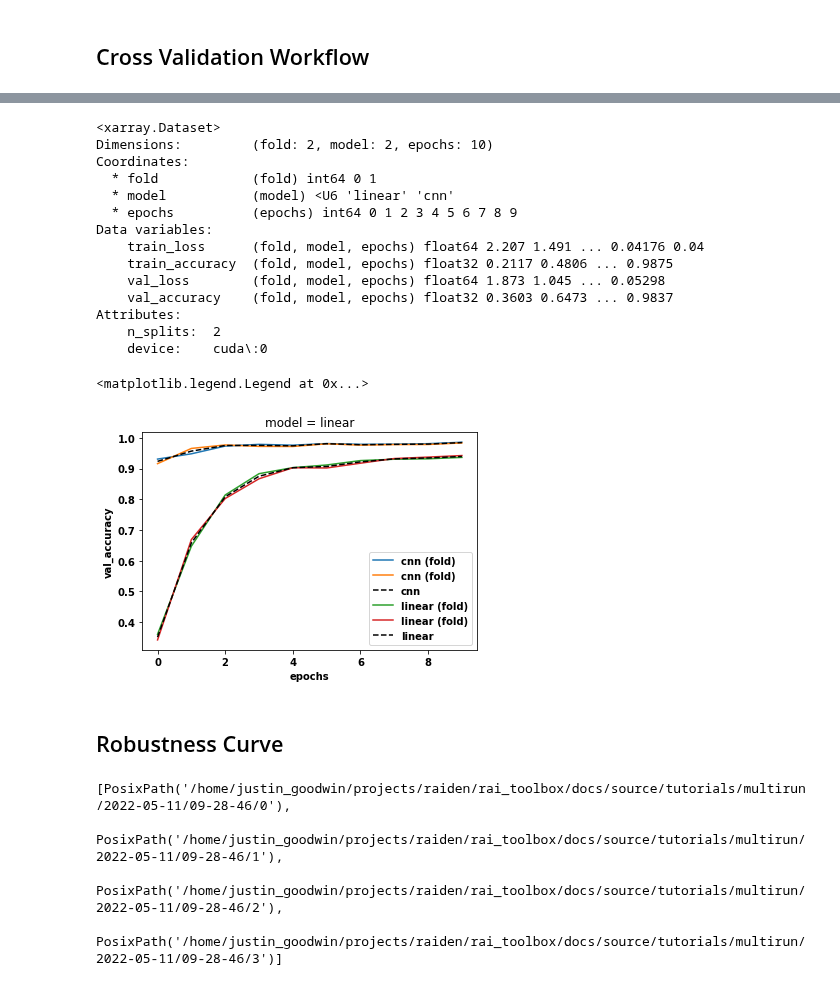
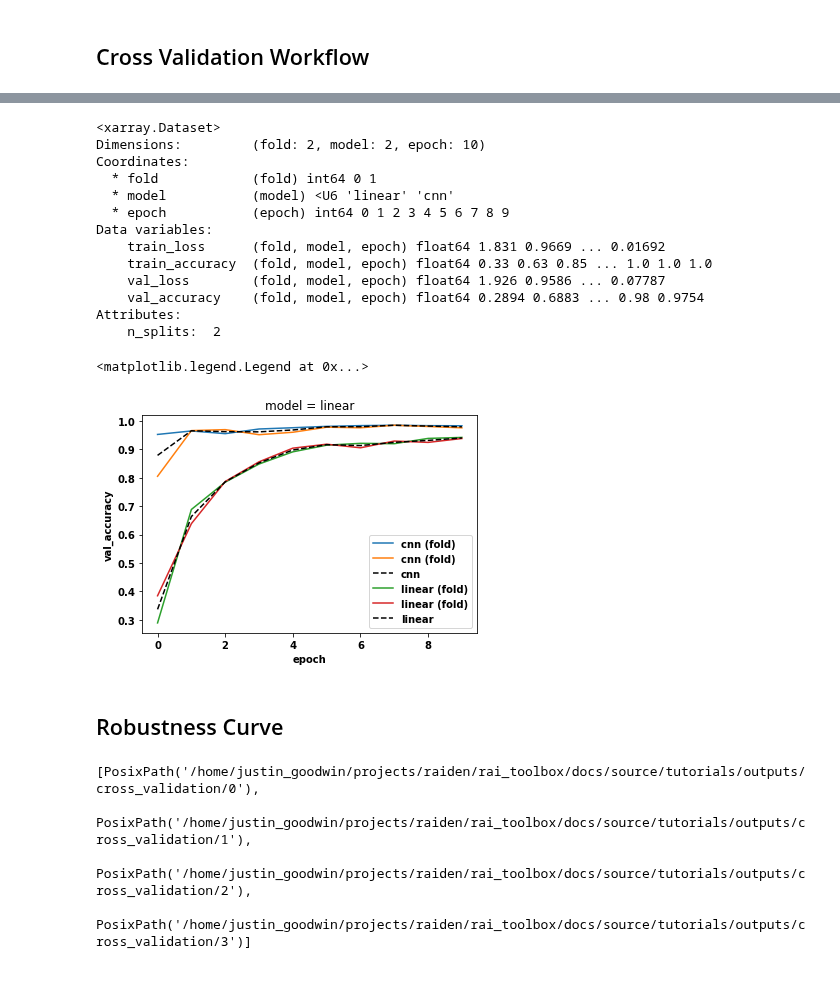
Before and after one commit to mit-ll-responsible-ai/responsible-ai-toolbox, a Jupyter notebook: docs/source/tutorials/Building-Workflows.ipynb, the cells around one changed output, grey strips where cells are left out. Drawn from its saved outputs; the diff is of its cells as text; code cells hidden in the pictures.

```diff
--- a/docs/source/tutorials/Building-Workflows.ipynb
+++ b/docs/source/tutorials/Building-Workflows.ipynb
@@ -307,20 +243,32 @@ cs.store(name="l2pgd", group="optimizer", node=L2PGD)
 cs.store(name="linfpgd", group="optimizer", node=LinfPGD)
 # %% [markdown]
 ## Cross Validation Workflow
+# %%
+Config = make_config(
+    defaults = [
+        "_self_",
+        {"model": "linear"},
+    ],
+    data_dir = "${oc.env:HOME}/.torch/data",
+    model=MISSING,
+    module=PLModule,
+    trainer=TrainerCfg,
+    perturber=None,
+    fold=0,
+    n_splits=5,
+)
 # %%
 class CrossValWorkFlow(MultiRunMetricsWorkflow):
     @staticmethod
-    def evaluation_task(evalulator: Partial[Trainer], model: nn.Module, ckpt):
-        if ckpt is not None:
-            state_dict = tr.load(ckpt)
-            model.load_state_dict(state_dict)
-        return evalulator(model=model)
+    def evaluation_task(trainer: Trainer, module: LightningModule):
+        trainer.fit(module)
+        return tr.load("fit_metrics.pt")
 
     def run(self, n_splits: int, **run_kwargs):
         fold = multirun(range(n_splits))
         super().run(n_splits=n_splits, fold=fold, **run_kwargs)
 # %%
-# kfold_task = CrossValWorkFlow(Config)
-# kfold_task.run(n_splits=2, model=multirun(["linear", "cnn"]), device="cuda:0")
+kfold_task = CrossValWorkFlow(Config)
+kfold_task.run(n_splits=2, model=multirun(["linear", "cnn"]), overrides=["hydra.sweep.dir=outputs/cross_validation"])
 ## You can load previous experiments
-kfold_task = CrossValWorkFlow().load_from_dir("multirun/2022-05-11/09-28-46", metrics_filename="fit_metrics.pt")
+# kfold_task = CrossValWorkFlow().load_from_dir("multirun/2022-05-11/12-16-06", metrics_filename="fit_metrics.pt")
@@ -331,29 +353,28 @@ PosixPath('/home/justin_goodwin/projects/raiden/rai_toolbox/docs/source/tutorial
 # %%
-xdata = kfold_task.to_xarray(coord_from_metrics="epochs")
+xdata = kfold_task.to_xarray(coord_from_metrics="epoch")
 xdata
 # %% [output]
 <xarray.Dataset>
-Dimensions:         (fold: 2, model: 2, epochs: 10)
+Dimensions:         (fold: 2, model: 2, epoch: 10)
 Coordinates:
   * fold            (fold) int64 0 1
   * model           (model) <U6 'linear' 'cnn'
-  * epochs          (epochs) int64 0 1 2 3 4 5 6 7 8 9
+  * epoch           (epoch) int64 0 1 2 3 4 5 6 7 8 9
 Data variables:
-    train_loss      (fold, model, epochs) float64 2.207 1.491 ... 0.04176 0.04
-    train_accuracy  (fold, model, epochs) float32 0.2117 0.4806 ... 0.9875
-    val_loss        (fold, model, epochs) float64 1.873 1.045 ... 0.05298
-    val_accuracy    (fold, model, epochs) float32 0.3603 0.6473 ... 0.9837
+    train_loss      (fold, model, epoch) float64 1.831 0.9669 ... 0.01692
+    train_accuracy  (fold, model, epoch) float64 0.33 0.63 0.85 ... 1.0 1.0 1.0
+    val_loss        (fold, model, epoch) float64 1.926 0.9586 ... 0.07787
+    val_accuracy    (fold, model, epoch) float64 0.2894 0.6883 ... 0.98 0.9754
 Attributes:
     n_splits:  2
-    device:    cuda\:0
 # %%
 fig, ax = plt.subplots()
 for name, g in xdata.groupby("model"):
-    g.val_accuracy[:, 0].plot.line(x="epochs", label=f"{name} (fold)", ax=ax)
-    g.val_accuracy[:, 0].mean("fold").plot.line(x="epochs", label=name, ax=ax, linestyle="--", color="k")
+    g.val_accuracy[:, 0].plot.line(x="epoch", label=f"{name} (fold)", ax=ax)
+    g.val_accuracy[:, 0].mean("fold").plot.line(x="epoch", label=name, ax=ax, linestyle="--", color="k")
 plt.legend()
 # %% [output]
 <matplotlib.legend.Legend at 0x...>
-[figure, old version]
+[figure, new version]
 # %% [markdown]
 ## Robustness Curve
@@ -414,11 +481,11 @@ class ExperimentRobustnessCurve(RobustnessCurve):
 
         return xdata.assign_coords(coords)
 # %%
-exp_dir = [m.parent for m in kfold_task.working_dir.absolute().glob("**/model.ckpt")]
+exp_dir = [m.parent for m in kfold_task.working_dir.absolute().glob("**/fit_metrics.pt")]
 exp_dir
 # %% [output]
-[PosixPath('/home/justin_goodwin/projects/raiden/rai_toolbox/docs/source/tutorials/multirun/2022-05-11/09-28-46/0'),
- PosixPath('/home/justin_goodwin/projects/raiden/rai_toolbox/docs/source/tutorials/multirun/2022-05-11/09-28-46/1'),
- PosixPath('/home/justin_goodwin/projects/raiden/rai_toolbox/docs/source/tutorials/multirun/2022-05-11/09-28-46/2'),
- PosixPath('/home/justin_goodwin/projects/raiden/rai_toolbox/docs/source/tutorials/multirun/2022-05-11/09-28-46/3')]
+[PosixPath('/home/justin_goodwin/projects/raiden/rai_toolbox/docs/source/tutorials/outputs/cross_validation/0'),
+ PosixPath('/home/justin_goodwin/projects/raiden/rai_toolbox/docs/source/tutorials/outputs/cross_validation/1'),
+ PosixPath('/home/justin_goodwin/projects/raiden/rai_toolbox/docs/source/tutorials/outputs/cross_validation/2'),
+ PosixPath('/home/justin_goodwin/projects/raiden/rai_toolbox/docs/source/tutorials/outputs/cross_validation/3')]
 # %%
```
Also changed, not shown: parts of 14 cells of this notebook, 1 other file.
